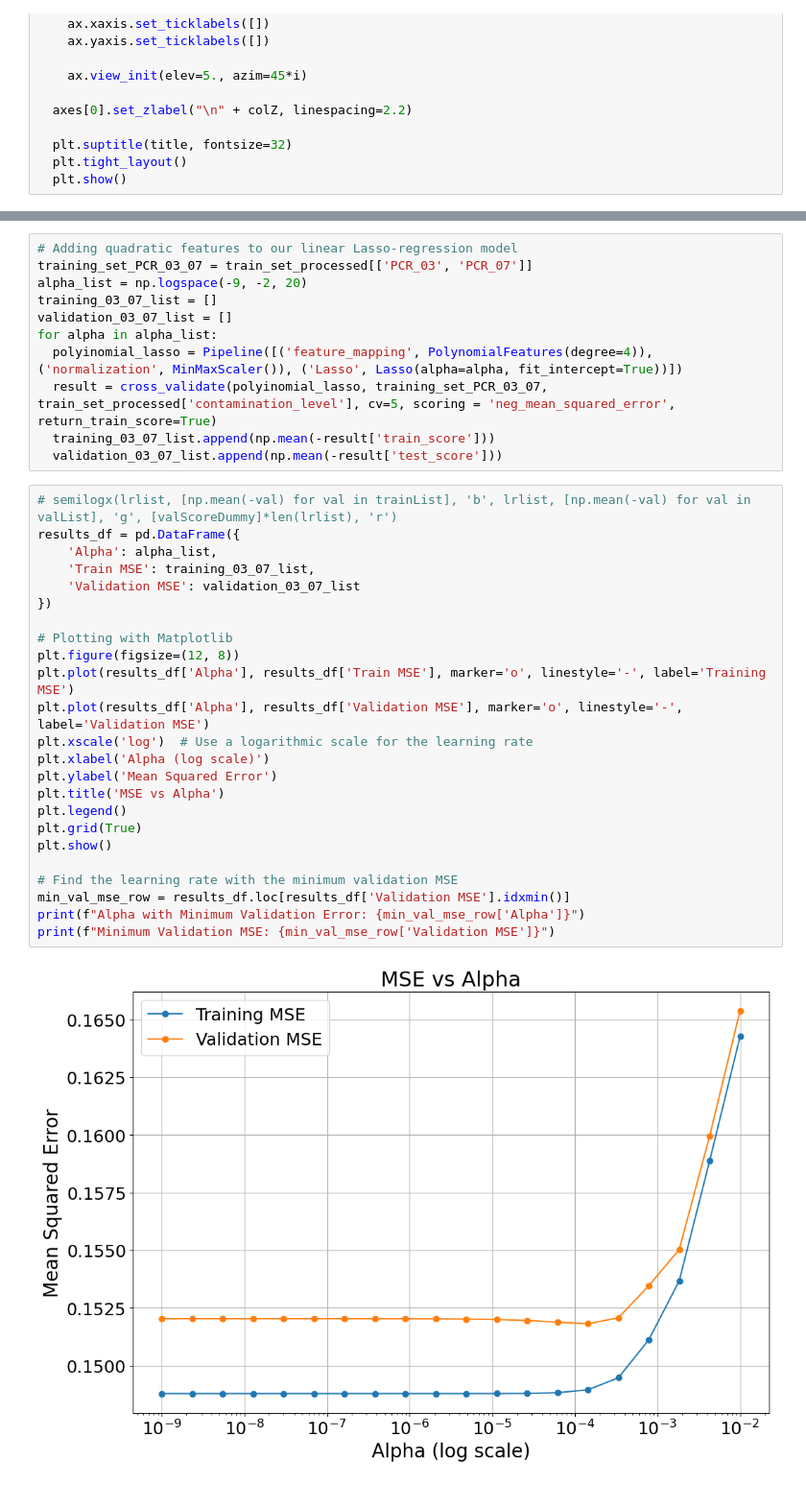
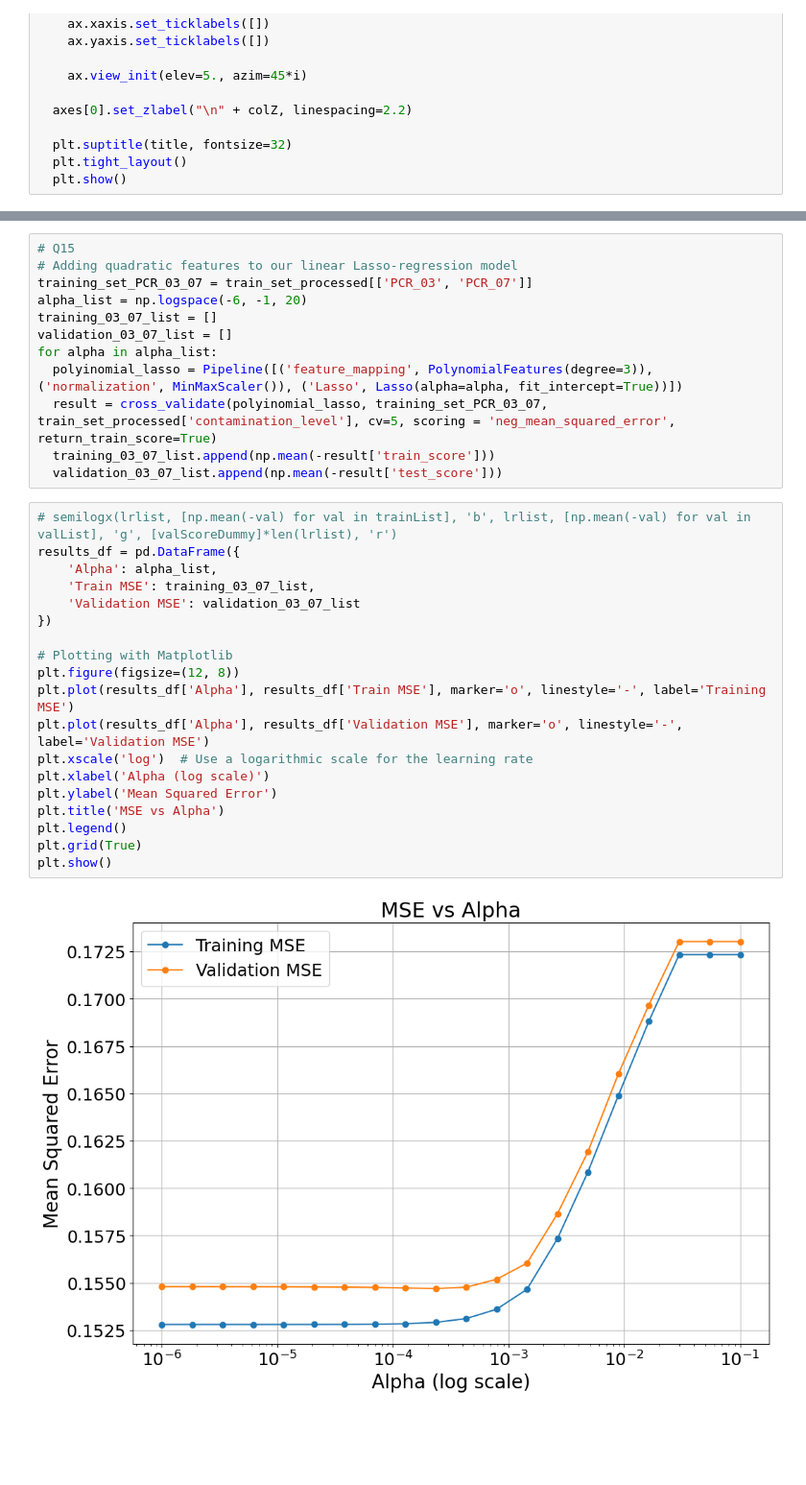
Before and after one commit to eyalamdur/ML-Regression, a Jupyter notebook: Code/318849270-315116095.ipynb, the cells around one changed output, grey strips where cells are left out. Shown at 96% size. Saved outputs shown, nothing was run; the diff lists cells and outputs as text; blank space fills up the shorter version.

```diff
--- a/Code/318849270-315116095.ipynb
+++ b/Code/318849270-315116095.ipynb
@@ -566,39 +568,35 @@ plot3d(dataset_PCR_03_07_contamination, "PCR_03", "PCR_07", "contamination_level
 # %% [output]
 [figure]
 # %%
+# Q15
 # Adding quadratic features to our linear Lasso-regression model
 training_set_PCR_03_07 = train_set_processed[['PCR_03', 'PCR_07']]
-alpha_list = np.logspace(-9, -2, 20)
+alpha_list = np.logspace(-6, -1, 20)
 training_03_07_list = []
 validation_03_07_list = []
 for alpha in alpha_list:
-  polyinomial_lasso = Pipeline([('feature_mapping', PolynomialFeatures(degree=4)), ('normalization', MinMaxScaler()), ('Lasso', Lasso(alpha=alpha, fit_intercept=True))])
+  polyinomial_lasso = Pipeline([('feature_mapping', PolynomialFeatures(degree=3)), ('normalization', MinMaxScaler()), ('Lasso', Lasso(alpha=alpha, fit_intercept=True))])
   result = cross_validate(polyinomial_lasso, training_set_PCR_03_07, train_set_processed['contamination_level'], cv=5, scoring = 'neg_mean_squared_error', return_train_score=True)
   training_03_07_list.append(np.mean(-result['train_score']))
   validation_03_07_list.append(np.mean(-result['test_score']))
 # %%
 # semilogx(lrlist, [np.mean(-val) for val in trainList], 'b', lrlist, [np.mean(-val) for val in valList], 'g', [valScoreDummy]*len(lrlist), 'r')
 results_df = pd.DataFrame({
     'Alpha': alpha_list,
     'Train MSE': training_03_07_list,
     'Validation MSE': validation_03_07_list
 })
 
 # Plotting with Matplotlib
 plt.figure(figsize=(12, 8))
 plt.plot(results_df['Alpha'], results_df['Train MSE'], marker='o', linestyle='-', label='Training MSE')
 plt.plot(results_df['Alpha'], results_df['Validation MSE'], marker='o', linestyle='-', label='Validation MSE')
 plt.xscale('log')  # Use a logarithmic scale for the learning rate
 plt.xlabel('Alpha (log scale)')
 plt.ylabel('Mean Squared Error')
 plt.title('MSE vs Alpha')
 plt.legend()
 plt.grid(True)
 plt.show()
-
-# Find the learning rate with the minimum validation MSE
-min_val_mse_row = results_df.loc[results_df['Validation MSE'].idxmin()]
-print(f"Alpha with Minimum Validation Error: {min_val_mse_row['Alpha']}")
-print(f"Minimum Validation MSE: {min_val_mse_row['Validation MSE']}")
 # %% [output]
-[figure, old version]
+[figure, new version]
```
Also changed, not shown: parts of 17 cells of this notebook, 1 other file.
